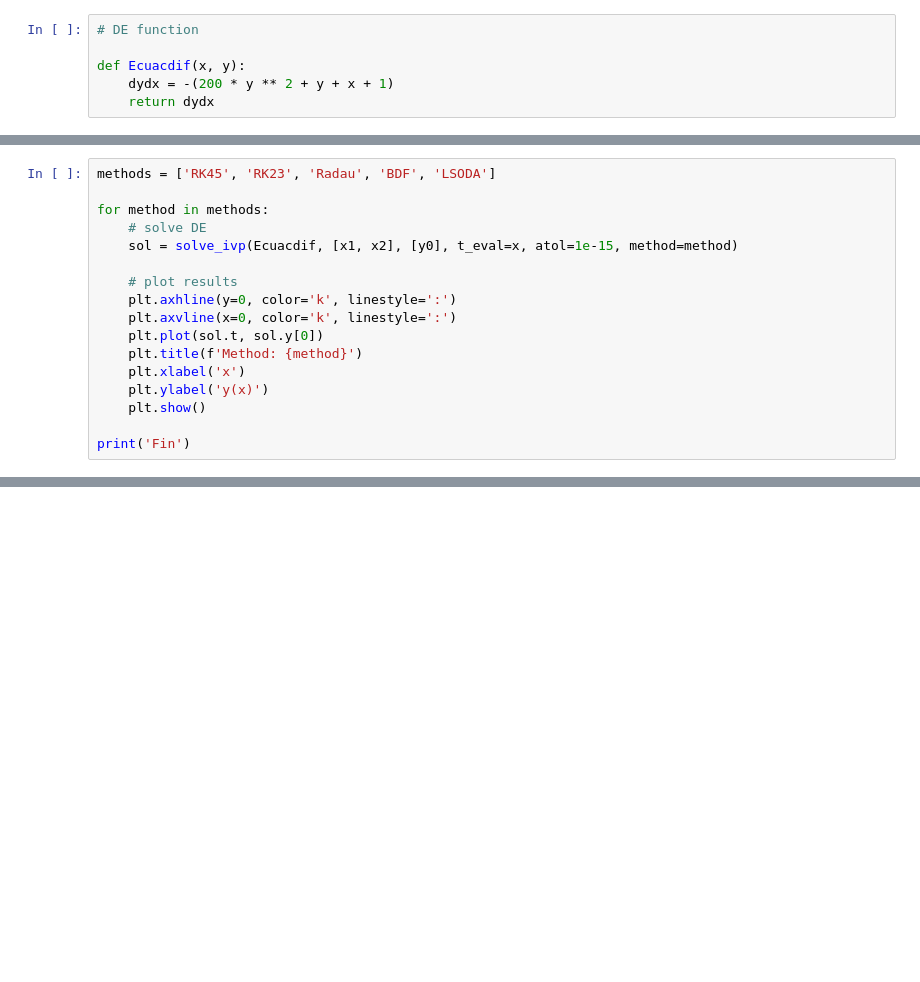
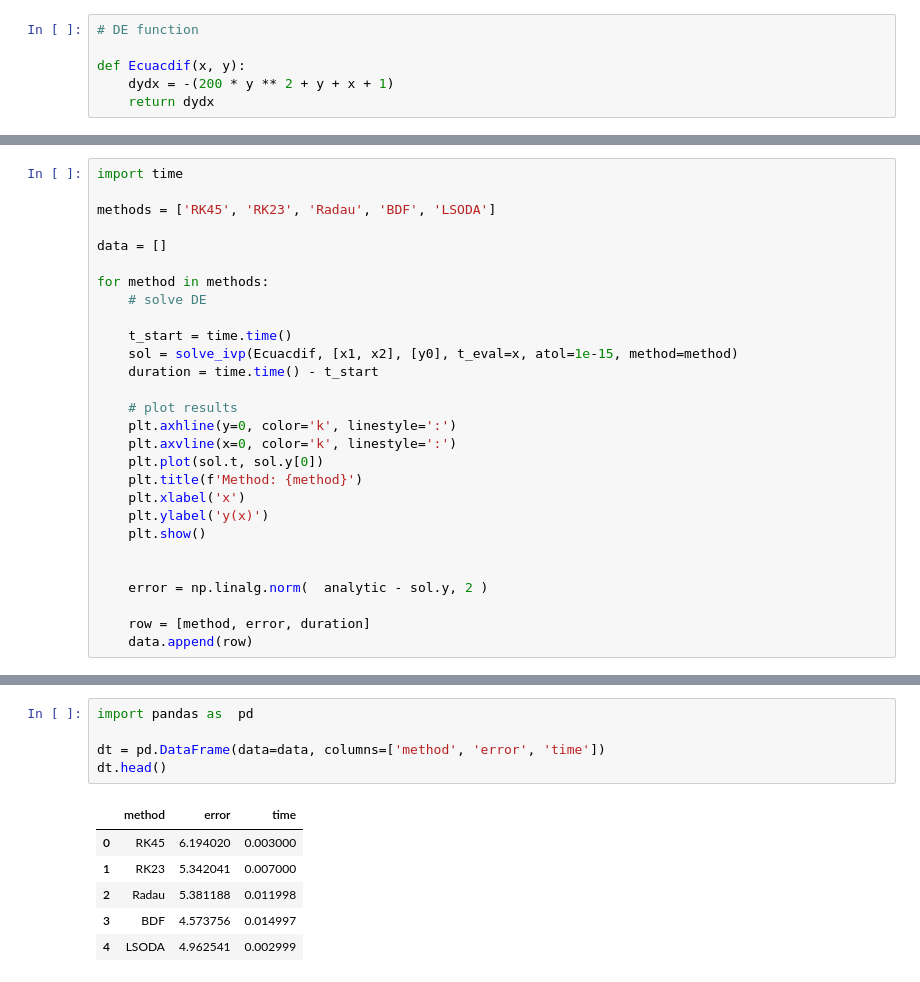
Before and after one commit to bemc22/TareasCursos20B, a Jupyter notebook: Codigos/ejercicios/de_exercise.ipynb, the cells around one changed output, grey strips where cells are left out. Drawn from its saved outputs; the diff is of its cells as text; blank space fills up the shorter version.

```diff
--- a/Codigos/ejercicios/de_exercise.ipynb
+++ b/Codigos/ejercicios/de_exercise.ipynb
@@ -20,9 +52,16 @@ x = np.linspace(x1, x2, 1000)
 # %%
+import time
+
 methods = ['RK45', 'RK23', 'Radau', 'BDF', 'LSODA']
+
+data = []
 
 for method in methods:
     # solve DE
+
+    t_start = time.time()
     sol = solve_ivp(Ecuacdif, [x1, x2], [y0], t_eval=x, atol=1e-15, method=method)
+    duration = time.time() - t_start
 
     # plot results
     plt.axhline(y=0, color='k', linestyle=':')
@@ -33,7 +72,11 @@ for method in methods:
     plt.ylabel('y(x)')
     plt.show()
 
-print('Fin')
+
+    error = np.linalg.norm(  analytic - sol.y, 2 )
+
+    row = [method, error, duration]
+    data.append(row)
 # %% [output]
 [figure]
 [figure]
@@ -43,0 +86,12 @@ Fin
+# %%
+import pandas as  pd
+
+dt = pd.DataFrame(data=data, columns=['method', 'error', 'time'])
+dt.head()
+# %% [output]
+|  | method | error | time |
+| 0 | RK45 | 6.194020 | 0.003000 |
+| 1 | RK23 | 5.342041 | 0.007000 |
+| 2 | Radau | 5.381188 | 0.011998 |
+| 3 | BDF | 4.573756 | 0.014997 |
+| 4 | LSODA | 4.962541 | 0.002999 |
```
Also changed, not shown: parts of 5 cells of this notebook.
